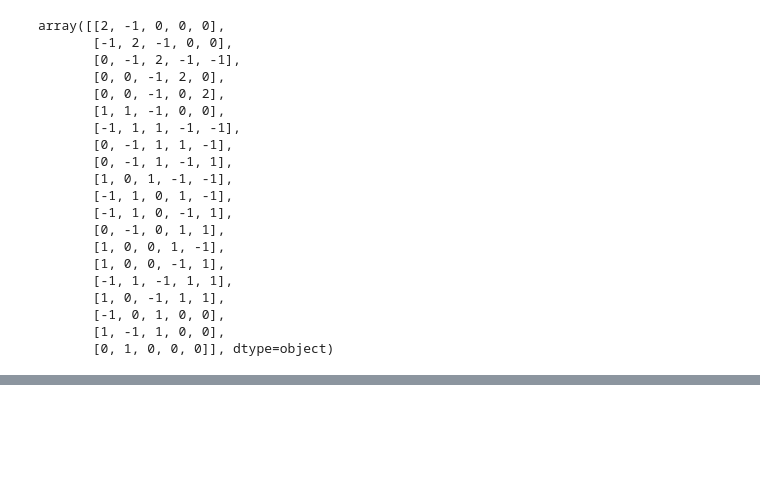
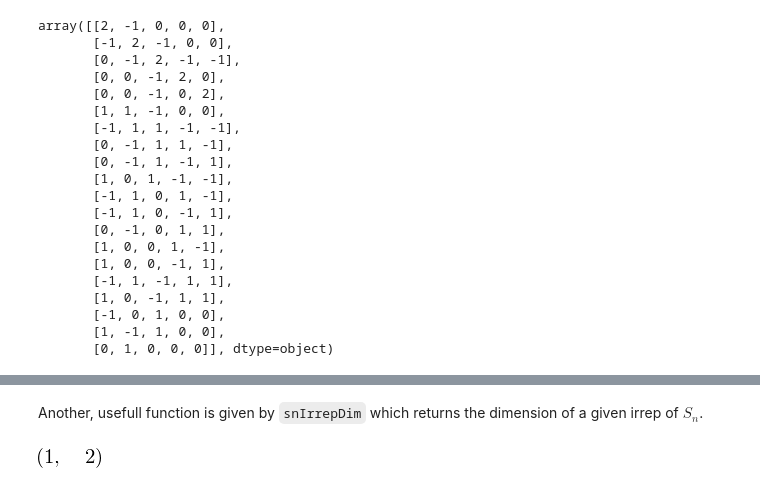
Before and after one commit to dibus2/pylie, a Jupyter notebook: PyLie.ipynb, the cells around one changed output, grey strips where cells are left out. Saved outputs shown, nothing was run; the diff lists cells and outputs as text; code cells hidden in the pictures; blank space fills up the shorter version.

```diff
--- a/PyLie.ipynb
+++ b/PyLie.ipynb
@@ -305,0 +325,7 @@ Sn.hookContentFormula([1,1],Symbol('n'))
+# %% [markdown]
+Another, usefull function is given by `snIrrepDim` which returns the dimension of a given irrep of $S_n$.
+# %%
+# The [1,1] of S_2 or the [2,2] of S_4 have dimensions
+mysn.snIrrepDim([1,1]),mysn.snIrrepDim([2,2])
+# %% [output]
+[figure, added]
```
Also changed, not shown: parts of 30 cells of this notebook, 2 other files.
